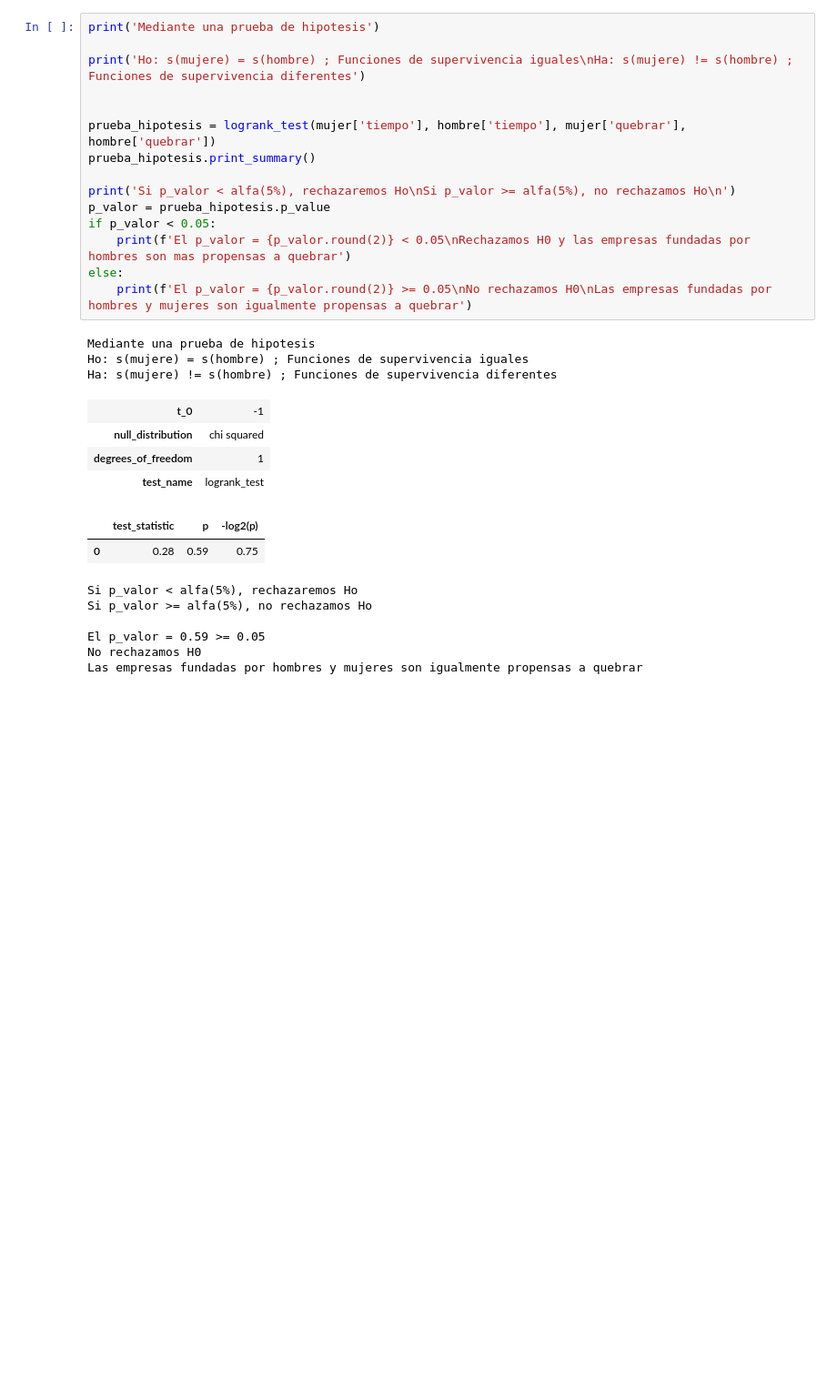
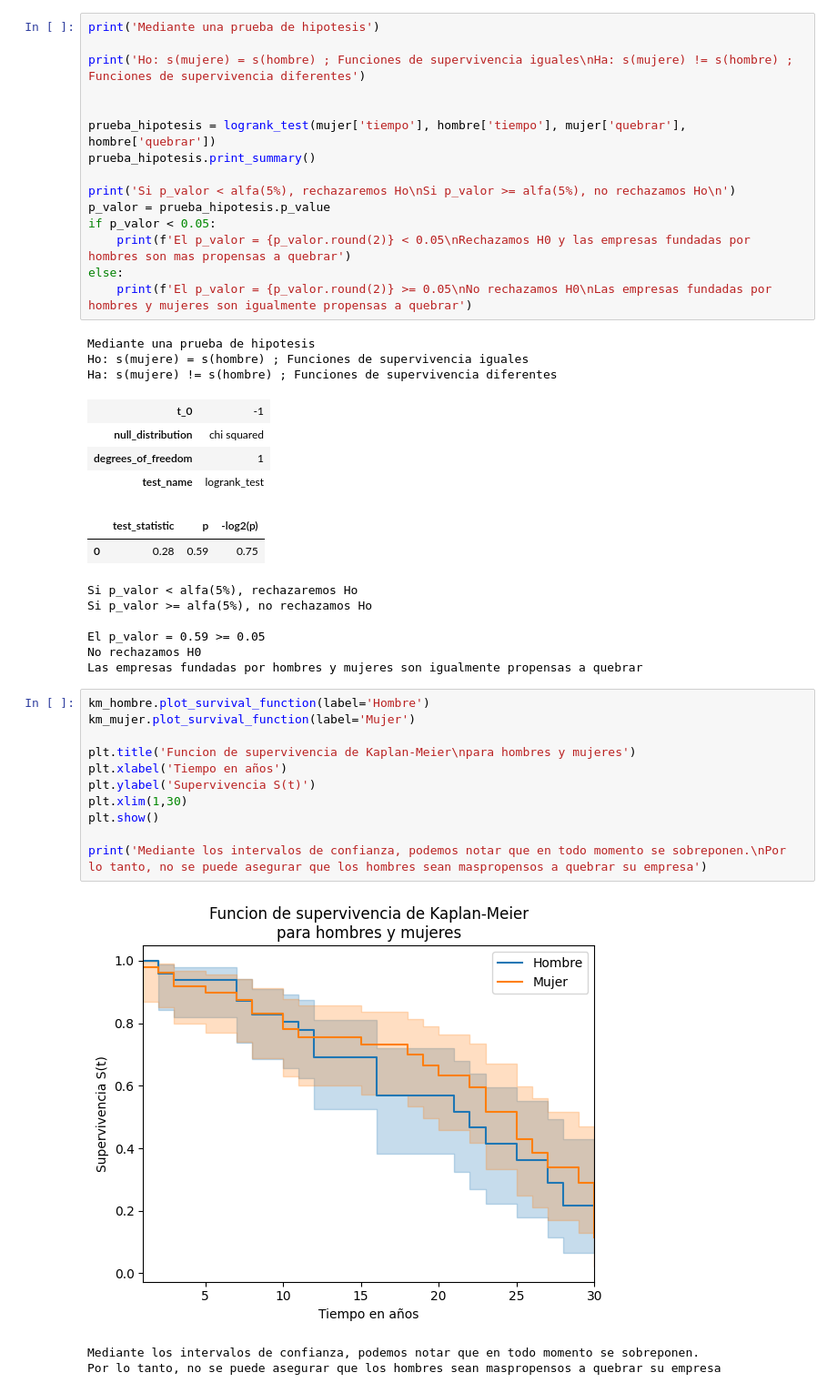
Before and after one commit to SalvadorAlmaguer0/EstadisticaAplicada, a Jupyter notebook: Actividad5_SAO_2076430_EAG41_sep2023.ipynb, the cells around one changed output. Shown at 91% size. Cells and saved outputs as stored; diff of their text form; blank space fills up the shorter version.

```diff
--- a/Actividad5_SAO_2076430_EAG41_sep2023.ipynb
+++ b/Actividad5_SAO_2076430_EAG41_sep2023.ipynb
@@ -202,3 +210,18 @@ Si p_valor >= alfa(5%), no rechazamos Ho
 El p_valor = 0.59 >= 0.05
 No rechazamos H0
 Las empresas fundadas por hombres y mujeres son igualmente propensas a quebrar
+# %%
+km_hombre.plot_survival_function(label='Hombre')
+km_mujer.plot_survival_function(label='Mujer')
+
+plt.title('Funcion de supervivencia de Kaplan-Meier\npara hombres y mujeres')
+plt.xlabel('Tiempo en años')
+plt.ylabel('Supervivencia S(t)')
+plt.xlim(1,30)
+plt.show()
+
+print('Mediante los intervalos de confianza, podemos notar que en todo momento se sobreponen.\nPor lo tanto, no se puede asegurar que los hombres sean maspropensos a quebrar su empresa')
+# %% [output]
+[figure, added]
+Mediante los intervalos de confianza, podemos notar que en todo momento se sobreponen.
+Por lo tanto, no se puede asegurar que los hombres sean maspropensos a quebrar su empresa
```
Also changed, not shown: parts of 2 cells of this notebook.
